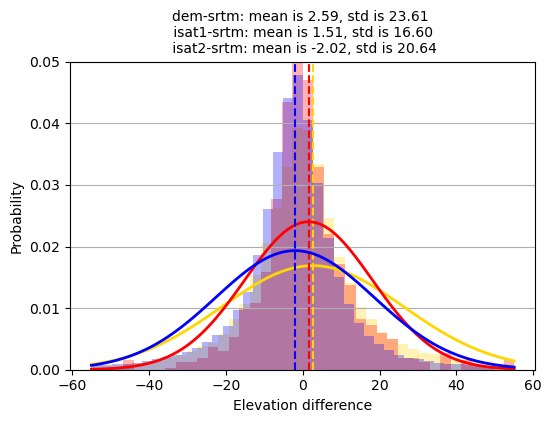
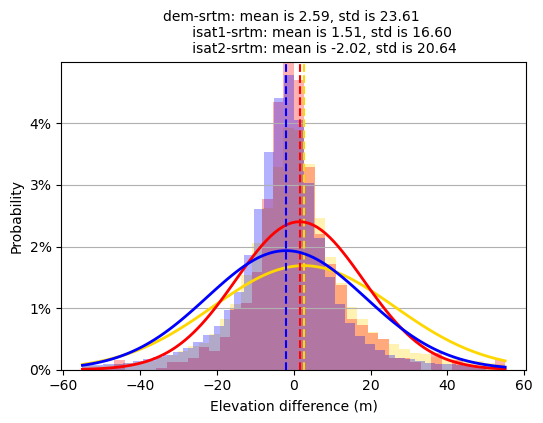
The change to this notebook cell's code, shown as a diff; its figure went from the first image to the second:
--- before
+++ after
@@ -6,16 +6,14 @@
 
 x_range = [-55, 55]
-
 fig, ax = plt.subplots(1,1,figsize=(6, 4))
-
 ### dem-srtm
 ax.hist(dif_dem_srtm_stable, bins=40, range=x_range, \
-                        alpha=0.3, rwidth=0.85, density=True, color='Gold', histtype='stepfilled' )
+                        alpha=0.3, rwidth=0.85, 
+                        density=True, color='Gold', histtype='stepfilled' )
 mu_dem_srtm, std_dem_srtm = norm.fit(dif_dem_srtm_stable) 
 x = np.linspace(x_range[0], x_range[1], 100); 
 p = norm.pdf(x, mu_dem_srtm, std_dem_srtm)
 ax.plot(x, p, 'Gold', linewidth=2)
-ax.vlines(x=mu_dem_srtm, ymin=0, ymax=0.05, colors='Gold', linestyles='dashed')
-
+ax.vlines(x=mu_dem_srtm, ymin=0, ymax=5, colors='Gold', linestyles='dashed')
 
 ### isat1-srtm
@@ -28,5 +26,4 @@
 ax.vlines(x=mu_isat1_srtm, ymin=0, ymax=0.05, colors='red', linestyles='dashed')
 
-
 ### isat2-srtm
 ax.hist(dif_isat2_srtm_stable, bins=40, range=[-55,50], \
@@ -34,11 +31,15 @@
 mu_isat2_srtm, std_isat2_srtm = norm.fit(dif_isat2_srtm_stable) 
 x = np.linspace(x_range[0], x_range[1], 100)
-p = norm.pdf(x, mu_isat2_srtm, std_isat2_srtm)
+p = norm.pdf(x, mu_isat2_srtm, std_isat2_srtm)  
 ax.plot(x, p, 'blue', linewidth=2)
 ax.vlines(x=mu_isat2_srtm, ymin=0, ymax=0.05, colors='blue', linestyles='dashed')
 ax.grid(axis='y')
 ax.set_ylim(0,0.05)
+ax.set_yticks([0, 0.01, 0.02, 0.03, 0.04], ['0%', '1%', '2%', '3%', '4%'])
 ax.set_ylabel('Probability')
-ax.set_xlabel('Elevation difference')
-ax.set_title('dem-srtm: mean is %.2f, std is %.2f \n isat1-srtm: mean is %.2f, std is %.2f \n isat2-srtm: mean is %.2f, std is %.2f' \
-              % (mu_dem_srtm, std_dem_srtm, mu_isat1_srtm, std_isat1_srtm, mu_isat2_srtm, std_isat2_srtm), fontsize = 10)
+ax.set_xlabel('Elevation difference (m)')
+ax.set_title('dem-srtm: mean is %.2f, std is %.2f \n \
+             isat1-srtm: mean is %.2f, std is %.2f \n \
+             isat2-srtm: mean is %.2f, std is %.2f' \
+              % (mu_dem_srtm, std_dem_srtm, mu_isat1_srtm, \
+                 std_isat1_srtm, mu_isat2_srtm, std_isat2_srtm), fontsize = 10)

Commit: new commit